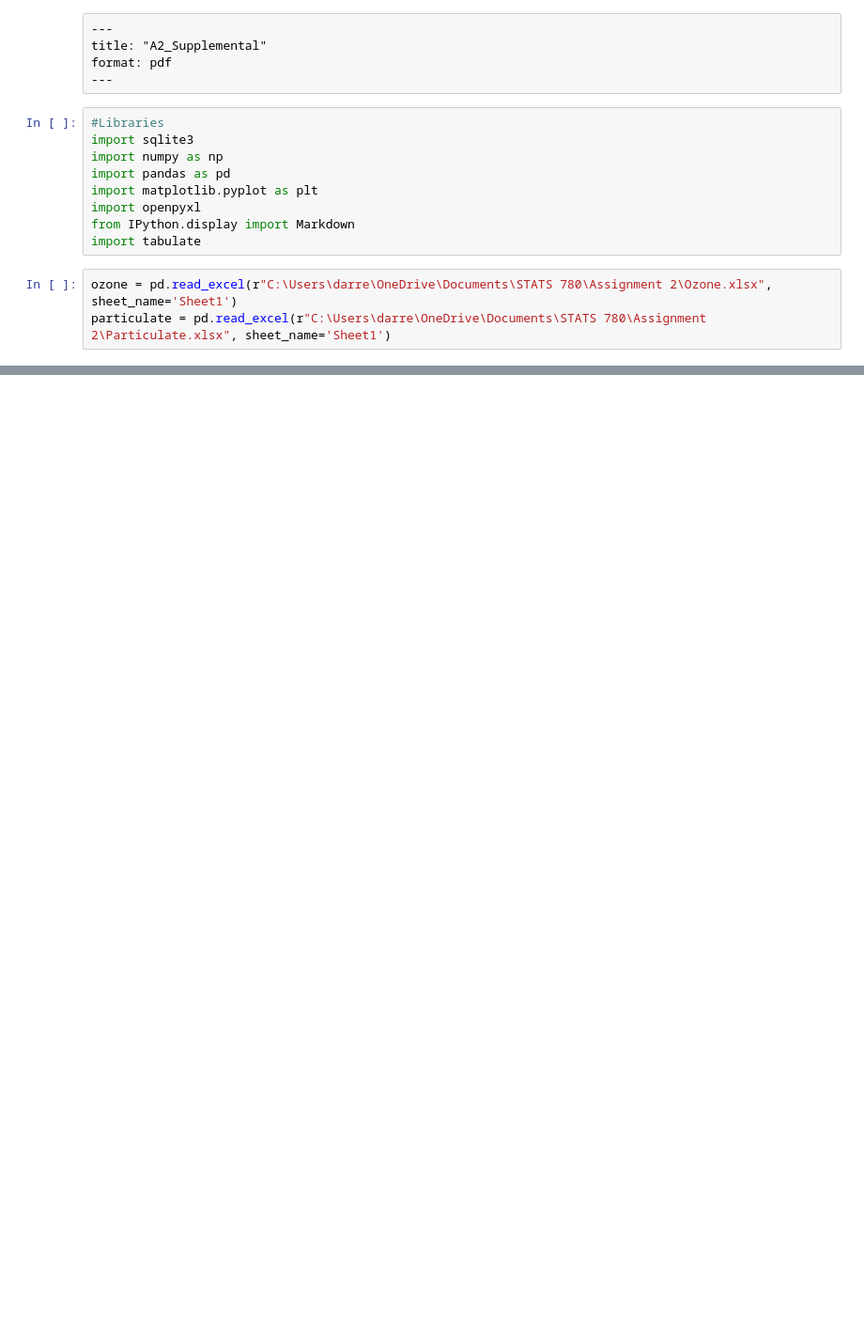
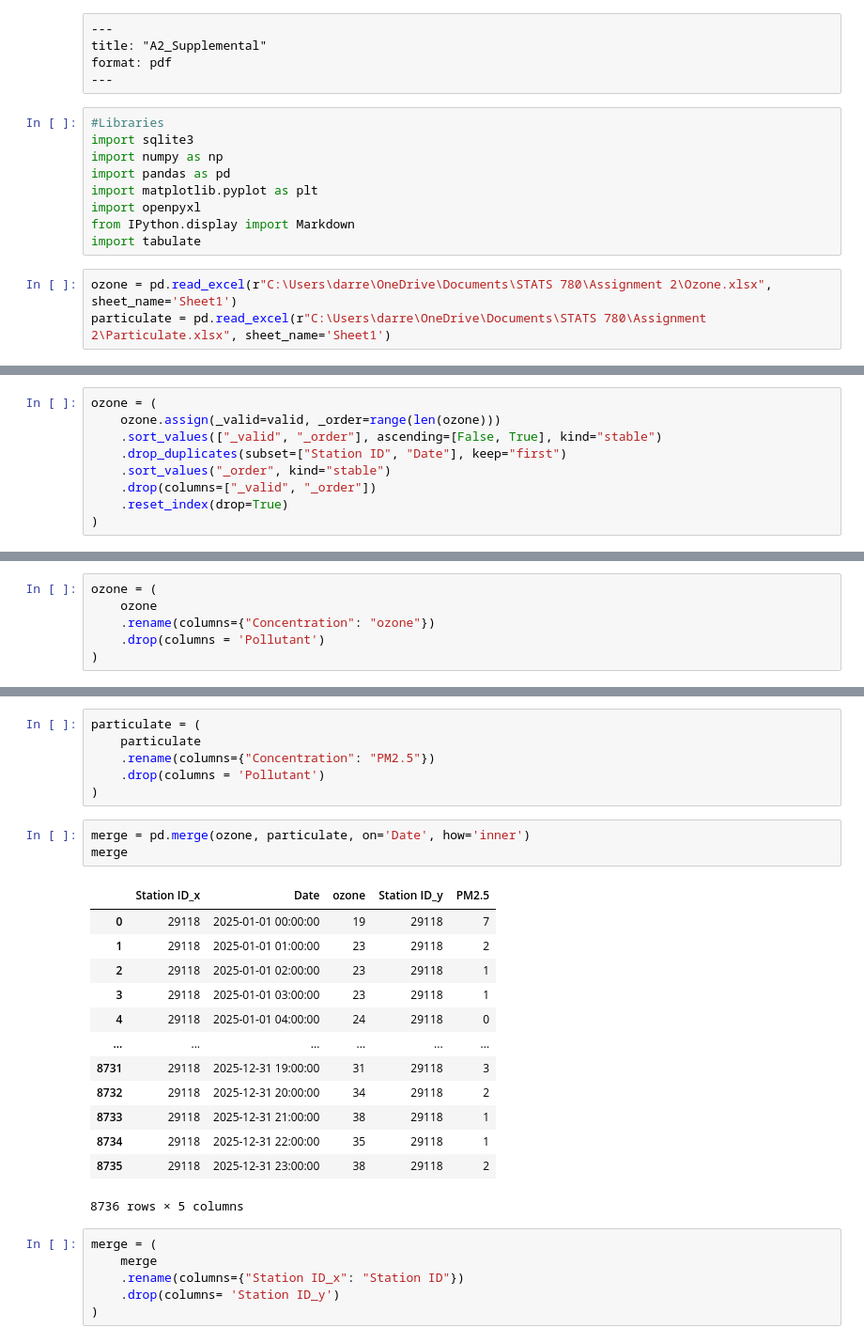
Before and after one commit to Durian20/CSE-780-Assignment-2, a Jupyter notebook: assign2.ipynb, the cells around one changed output, grey strips where cells are left out. Shown at 94% size. Cells and saved outputs as stored; diff of their text form; blank space fills up the shorter version.

```diff
--- a/assign2.ipynb
+++ b/assign2.ipynb
@@ -33,0 +136,9 @@ particulate
+# %%
+ozone = (
+    ozone.assign(_valid=valid, _order=range(len(ozone)))
+    .sort_values(["_valid", "_order"], ascending=[False, True], kind="stable")
+    .drop_duplicates(subset=["Station ID", "Date"], keep="first")
+    .sort_values("_order", kind="stable")
+    .drop(columns=["_valid", "_order"])
+    .reset_index(drop=True)
+)
@@ -33,0 +148,6 @@ particulate
+# %%
+ozone = (
+    ozone
+    .rename(columns={"Concentration": "ozone"})
+    .drop(columns = 'Pollutant')
+)
@@ -33,0 +170,29 @@ particulate
+# %%
+particulate = (
+    particulate
+    .rename(columns={"Concentration": "PM2.5"})
+    .drop(columns = 'Pollutant')
+)
+# %%
+merge = pd.merge(ozone, particulate, on='Date', how='inner')
+merge
+# %% [output]
+|  | Station ID_x | Date | ozone | Station ID_y | PM2.5 |
+| 0 | 29118 | 2025-01-01 00:00:00 | 19 | 29118 | 7 |
+| 1 | 29118 | 2025-01-01 01:00:00 | 23 | 29118 | 2 |
+| 2 | 29118 | 2025-01-01 02:00:00 | 23 | 29118 | 1 |
+| 3 | 29118 | 2025-01-01 03:00:00 | 23 | 29118 | 1 |
+| 4 | 29118 | 2025-01-01 04:00:00 | 24 | 29118 | 0 |
+| ... | ... | ... | ... | ... | ... |
+| 8731 | 29118 | 2025-12-31 19:00:00 | 31 | 29118 | 3 |
+| 8732 | 29118 | 2025-12-31 20:00:00 | 34 | 29118 | 2 |
+| 8733 | 29118 | 2025-12-31 21:00:00 | 38 | 29118 | 1 |
+| 8734 | 29118 | 2025-12-31 22:00:00 | 35 | 29118 | 1 |
+| 8735 | 29118 | 2025-12-31 23:00:00 | 38 | 29118 | 2 |
+8736 rows × 5 columns
+# %%
+merge = (
+    merge
+    .rename(columns={"Station ID_x": "Station ID"})
+    .drop(columns= 'Station ID_y')
+)
```
Also changed, not shown: parts of 18 cells of this notebook.
